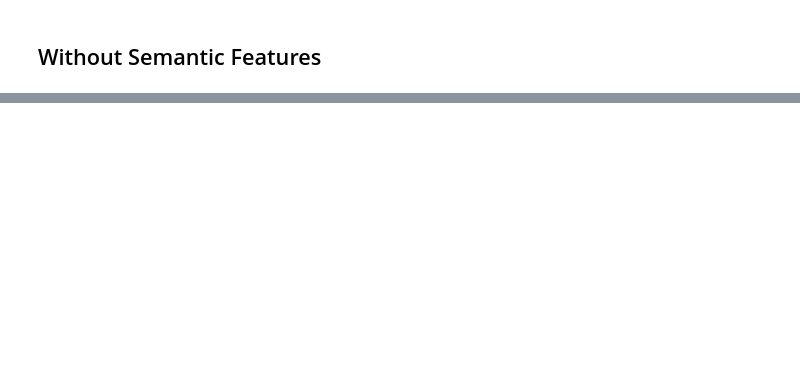
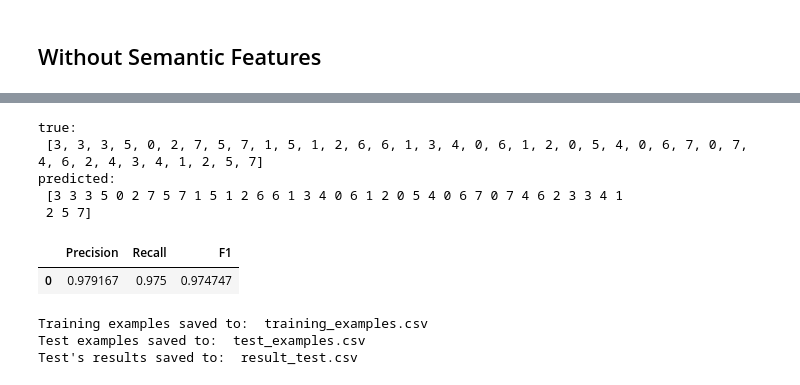
Before and after one commit to CaioViktor/CONQUEST_medibot_experiments, a Jupyter notebook: experiments_classifier.ipynb, the cells around one changed output, grey strips where cells are left out. Saved outputs shown, nothing was run; the diff lists cells and outputs as text; code cells hidden in the pictures; blank space fills up the shorter version.

```diff
--- a/experiments_classifier.ipynb
+++ b/experiments_classifier.ipynb
@@ -772,0 +780,11 @@ evaluations.plot.line(x='Number_QPs',y='Time')
+# %%
+#Create Train dataset
+QAIs_path = "input/medibot/MediBot.json"
+QAI_Manager = train_QAIs()
+X,y = pre_process_classifier(QAI_Manager,use_semantic_features = True,number_qp_samples = 0)
+
+QPs_training = []
+for QAI in QAI_Manager.QAIs:
+    for QP in QAI.QPs:
+        QPs_training.append([QP,QAI.id])
+QPs_training = pd.DataFrame(QPs_training,columns=["pattern","class"])
@@ -772,0 +795,12 @@ evaluations.plot.line(x='Number_QPs',y='Time')
+# %%
+#Create Test dataset
+QAIs_path = "input/medibot/MediBot_Test_dataSet.json"
+QAI_Manager = train_QAIs()
+X_test,y_test = pre_process_classifier(QAI_Manager,use_semantic_features = True,number_qp_samples = 0)
+
+
+QPs_test = []
+for QAI in QAI_Manager.QAIs:
+    for QP in QAI.QPs:
+        QPs_test.append([QP,QAI.id])
+QPs_test = pd.DataFrame(QPs_test,columns=["pattern","class"])
@@ -772,0 +838,8 @@ evaluations.plot.line(x='Number_QPs',y='Time')
+# %%
+#train_model
+from sklearn.naive_bayes import GaussianNB
+model = GaussianNB()
+
+model = VotingClassifier(estimators=[('gaus', gaussian), ('line', linear)],voting='soft',n_jobs=-1)
+
+clf,t = train_classifier(X,y,model = model)
@@ -772,0 +849,40 @@ evaluations.plot.line(x='Number_QPs',y='Time')
+# %%
+#Predict labels
+y_predicted = clf.predict(X_test)
+print("true:\n",y_test.to_list())
+print("predicted:\n",y_predicted)
+# %% [output]
+true:
+ [3, 3, 3, 5, 0, 2, 7, 5, 7, 1, 5, 1, 2, 6, 6, 1, 3, 4, 0, 6, 1, 2, 0, 5, 4, 0, 6, 7, 0, 7, 4, 6, 2, 4, 3, 4, 1, 2, 5, 7]
+predicted:
+ [3 3 3 5 0 2 7 5 7 1 5 1 2 6 6 1 3 4 0 6 1 2 0 5 4 0 6 7 0 7 4 6 2 3 3 4 1
+ 2 5 7]
+# %%
+#Testing model
+from sklearn.metrics import precision_score
+from sklearn.metrics import recall_score
+from sklearn.metrics import f1_score
+
+results = [(precision_score(y_test, y_predicted, average='weighted'), recall_score(y_test, y_predicted, average='weighted'),f1_score(y_test, y_predicted, average='weighted'))]
+scores = pd.DataFrame(results,columns=['Precision','Recall','F1'])
+scores
+# %% [output]
+|  | Precision | Recall | F1 |
+| 0 | 0.979167 | 0.975 | 0.974747 |
+# %%
+#Save results
+training_path = "training_examples.csv"
+QPs_training.to_csv(training_path, encoding='utf-8',index=False)
+print("Training examples saved to: ",training_path)
+
+test_path = "test_examples.csv"
+QPs_test.to_csv(test_path, encoding='utf-8',index=False)
+print("Test examples saved to: ",test_path)
+
+result_path = "result_test.csv"
+scores.to_csv(result_path, encoding='utf-8',index=False)
+print("Test's results saved to: ",result_path)
+# %% [output]
+Training examples saved to:  training_examples.csv
+Test examples saved to:  test_examples.csv
+Test's results saved to:  result_test.csv
```
Also changed, not shown: parts of 47 cells of this notebook, 3 other files.
